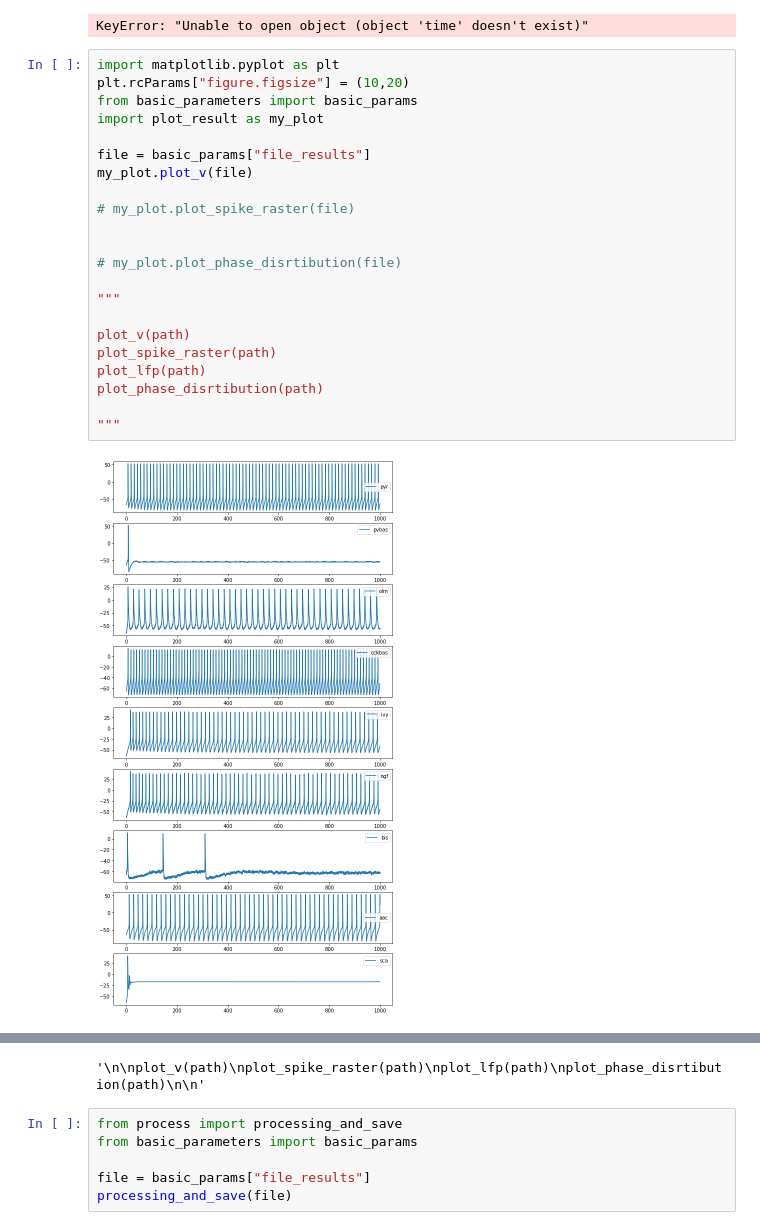
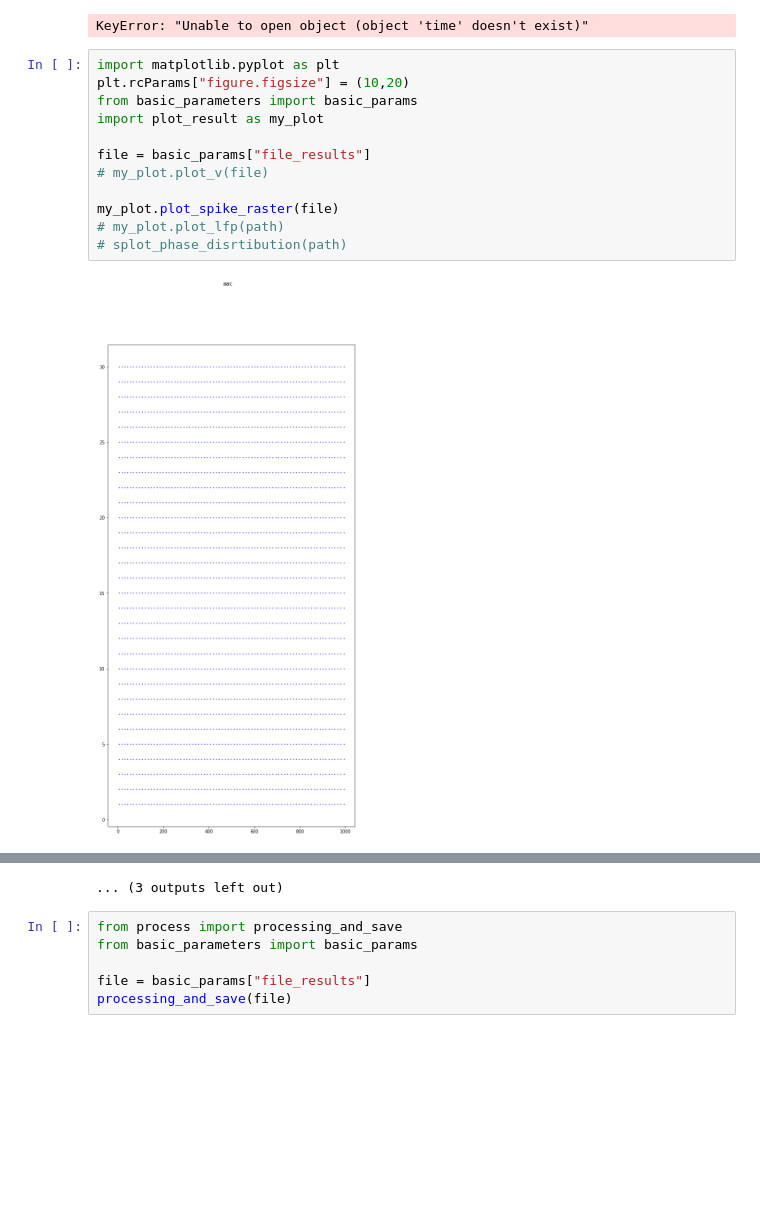
Before and after one commit to ivanmysin/CA1_rhythms_model, a Jupyter notebook: run_from_notebook.ipynb, the cells around one changed output, grey strips where cells are left out. Drawn from its saved outputs; the diff is of its cells as text; blank space fills up the shorter version.

```diff
--- a/run_from_notebook.ipynb
+++ b/run_from_notebook.ipynb
@@ -17,24 +17,14 @@ KeyError: "Unable to open object (object 'time' doesn't exist)"
 # %%
 import matplotlib.pyplot as plt
 plt.rcParams["figure.figsize"] = (10,20)
 from basic_parameters import basic_params
 import plot_result as my_plot
 
 file = basic_params["file_results"]
-my_plot.plot_v(file)
+# my_plot.plot_v(file)
 
-# my_plot.plot_spike_raster(file)
-
-
-# my_plot.plot_phase_disrtibution(file)
-
-"""
-
-plot_v(path)
-plot_spike_raster(path)
-plot_lfp(path)
-plot_phase_disrtibution(path)
-
-"""
+my_plot.plot_spike_raster(file)
+# my_plot.plot_lfp(path)
+# splot_phase_disrtibution(path)
 # %% [output]
-[figure, old version]
+[figure, new version]
@@ -41,4 +42,4 @@ plot_phase_disrtibution(path)
-'\n\nplot_v(path)\nplot_spike_raster(path)\nplot_lfp(path)\nplot_phase_disrtibution(path)\n\n'
+... (3 outputs left out)
 # %%
 from process import processing_and_save
 from basic_parameters import basic_params
```
Also changed, not shown: parts of 1 cell of this notebook, 2 other files.
